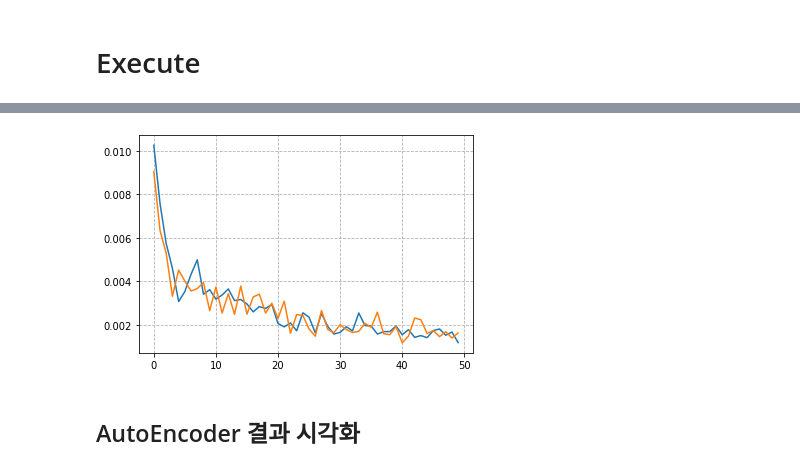
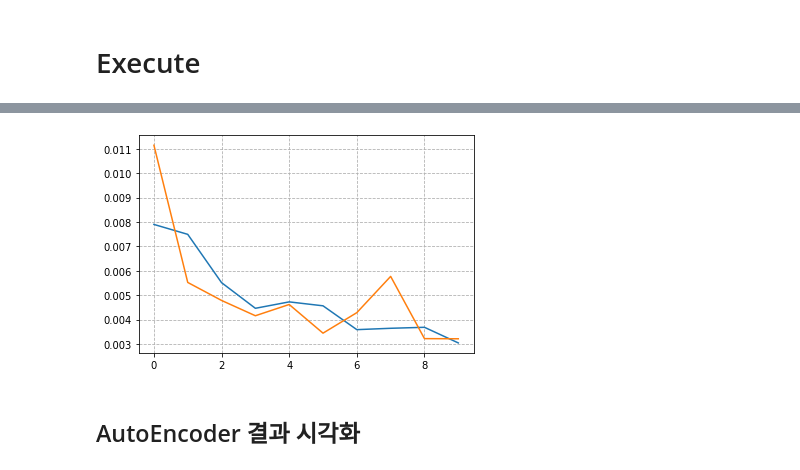
Before and after one commit to xcellentbird/TOY-PROJECTS, a Jupyter notebook: Image Feature Engineering/AutoEncoder를_이용한_Feature_Engineering_그리고_Clustering.ipynb, the cells around one changed output, grey strips where cells are left out. Saved outputs shown, nothing was run; the diff lists cells and outputs as text; code cells hidden in the pictures.

```diff
--- a/Image Feature Engineering/AutoEncoder를_이용한_Feature_Engineering_그리고_Clustering.ipynb
+++ b/Image Feature Engineering/AutoEncoder를_이용한_Feature_Engineering_그리고_Clustering.ipynb
@@ -220,7 +239,7 @@ def train(model, train_dataset, valid_dataset, num_epochs=5, batch_size=64, lr =
 # Execute
 # %%
 model = Autoencoder()
-max_epochs = 50
+max_epochs = 10
 outputs = train(model, mnist_train_dataset, mnist_test_dataset, num_epochs=max_epochs)
 # %% [output]
 training on cuda
@@ -242,4 +261,4 @@ Valid Loss: 0.0016
 ----------
-[figure, old version]
+[figure, new version]
 # %% [markdown]
 ## AutoEncoder 결과 시각화
```
Also changed, not shown: parts of 4 cells of this notebook.
